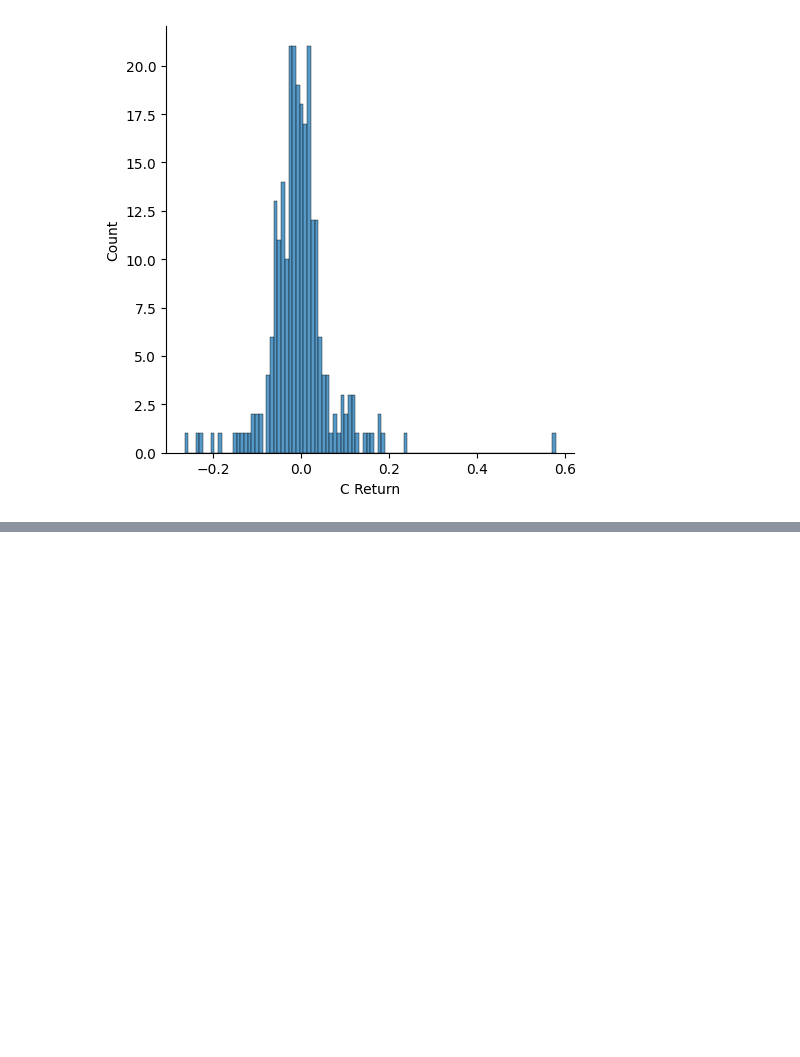
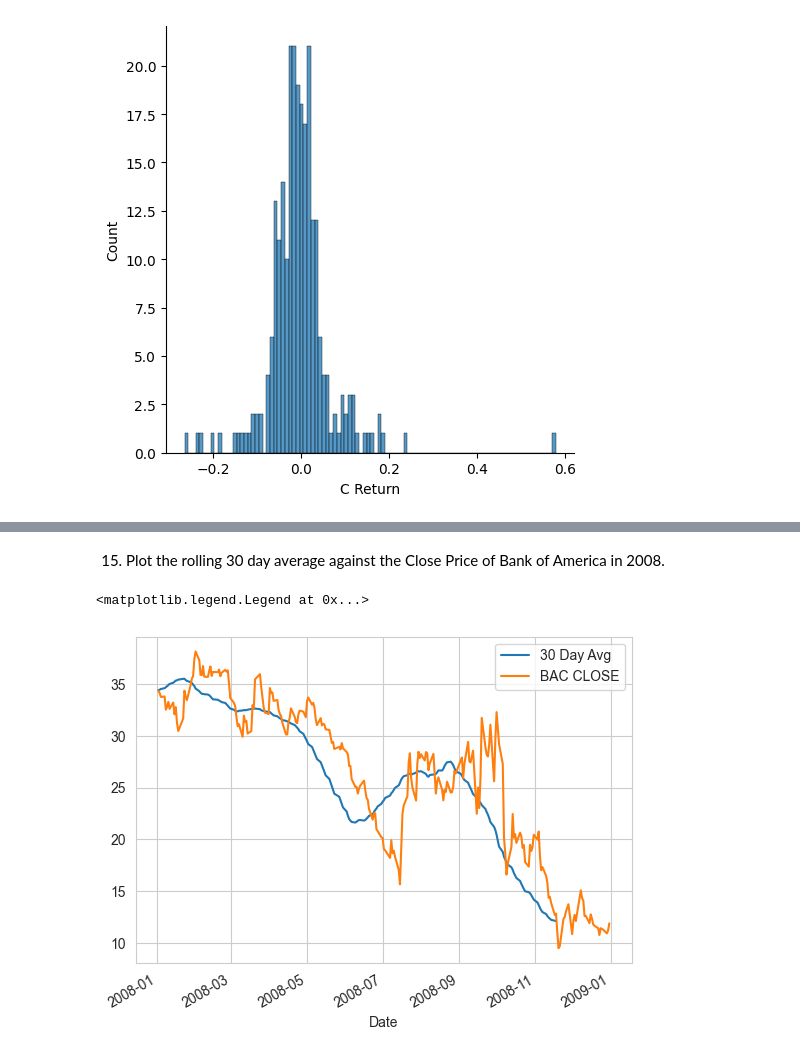
Before and after one commit to lostconnectionhere/finance_data_project, a Jupyter notebook: finance_data.ipynb, the cells around one changed output, grey strips where cells are left out. Saved outputs shown, nothing was run; the diff lists cells and outputs as text; code cells hidden in the pictures; blank space fills up the shorter version.

```diff
--- a/finance_data.ipynb
+++ b/finance_data.ipynb
@@ -186,0 +202,9 @@ sns.displot(returns.loc['2008-01-01' : '2008-12-31']['C Return'], bins=100)
+# %% [markdown]
+15. Plot the rolling 30 day average against the Close Price of Bank of America in 2008.
+# %%
+BAC['Close'].loc['2008-01-01':'2009-01-01'].rolling(window=30).mean().plot(label='30 Day Avg')
+BAC['Close'].loc['2008-01-01':'2009-01-01'].plot(label='BAC CLOSE')
+plt.legend()
+# %% [output]
+<matplotlib.legend.Legend at 0x...>
+[figure, added]
```
Also changed, not shown: parts of 4 cells of this notebook.
